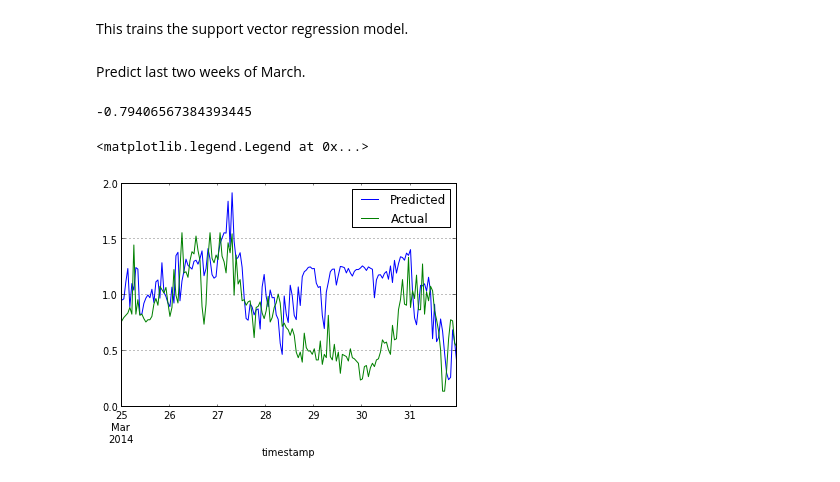
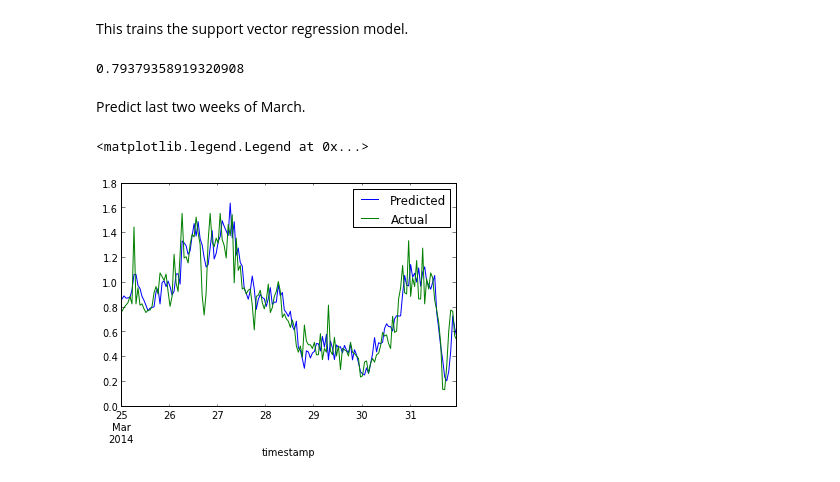
Before and after one commit to jtelszasz/my_energy_forecast_SVR, a Jupyter notebook: Elec_SVM.ipynb, the cells around one changed output. Drawn from its saved outputs; the diff is of its cells as text; code cells hidden in the pictures.

```diff
--- a/Elec_SVM.ipynb
+++ b/Elec_SVM.ipynb
@@ -149,13 +151,12 @@ X_train, X_test, y_train, y_test = cross_validation.train_test_split(X_model_dat
 # %% [markdown]
 This trains the support vector regression model.
 # %%
-SVR_model = svm.SVR(kernel='rbf').fit(X_train,y_train,)
+SVR_model = svm.SVR(kernel='rbf',C=85,gamma=.0005).fit(X_train,y_train)
+SVR_model.score(X_test,y_test)
+# %% [output]
+0.79379358919320908
 # %% [markdown]
 Predict last two weeks of March.
-# %%
-SVR_model.score(X_test,y_test)
-# %% [output]
--0.79406567384393445
 # %%
 predict_y_array = SVR_model.predict(X_test)
 # %%
@@ -164,12 +165,12 @@ predict_y.index = X_test_df.index
 # %%
 plot_start = '25-mar-2014'
 plot_end = '31-mar-2014'
 
 
 fig = plt.figure()
 plt_predict = predict_y[plot_start:plot_end].plot()
-plt_actual = y_test_df[plot_start:plot_end].plot()
-legend(['Predicted','Actual'],loc='best')
+plt_actual = y_test_df[plot_start:plot_end].plot(grid=False)
+plt.legend(['Predicted','Actual'],loc='best')
 # %% [output]
 <matplotlib.legend.Legend at 0x...>
-[figure, old version]
+[figure, new version]
```
Also changed, not shown: parts of 7 cells of this notebook, 2 other files.
